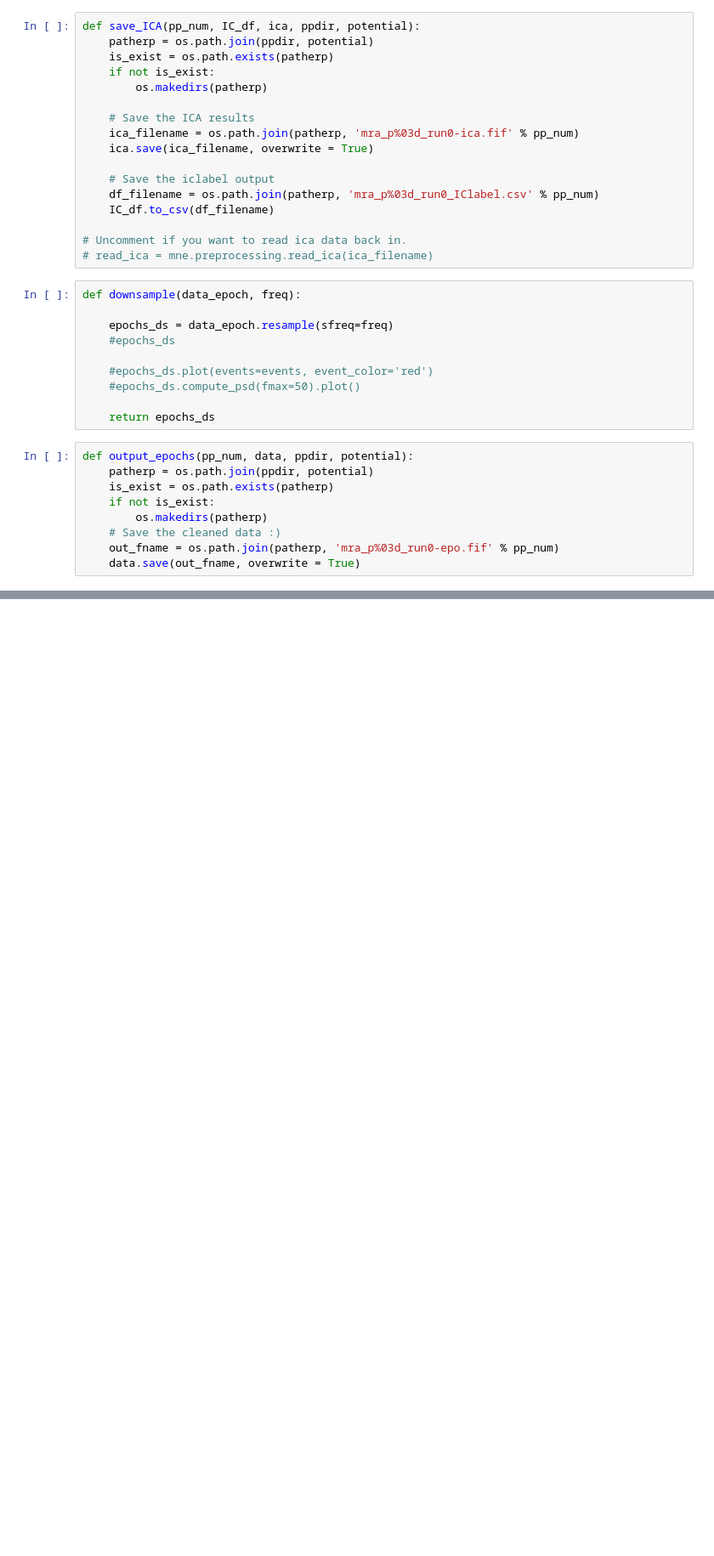
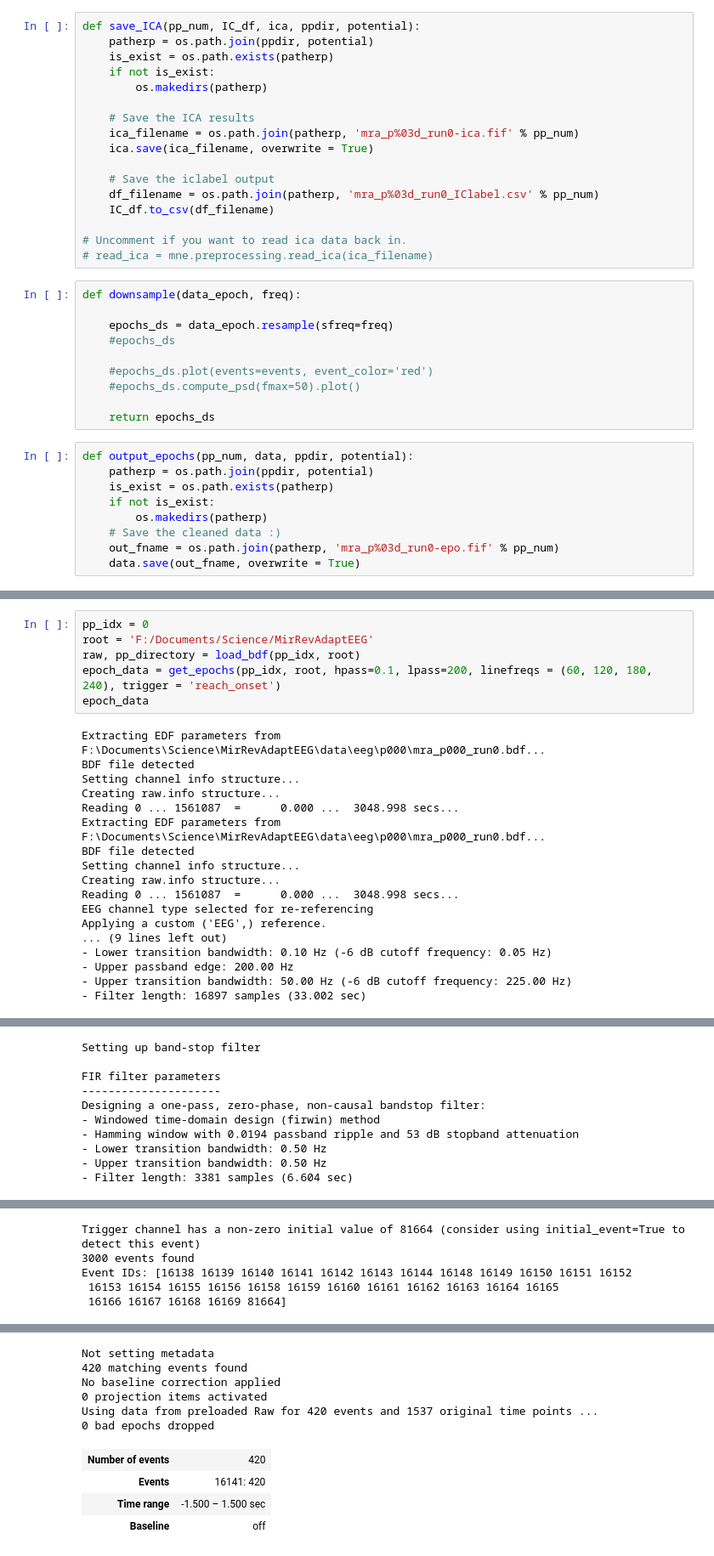
Before and after one commit to rgastrock/MirRevAdaptEEG, a Jupyter notebook: ana/MirRevAdapt_Preprocessing_funcs.ipynb, the cells around one changed output, grey strips where cells are left out. Shown: that part at 85% size. Cells and saved outputs as stored; diff of their text form; blank space fills up the shorter version.

```diff
--- a/ana/MirRevAdapt_Preprocessing_funcs.ipynb
+++ b/ana/MirRevAdapt_Preprocessing_funcs.ipynb
@@ -341,0 +237,24 @@ Writing ICA solution to F:\Documents\Science\MirRevAdaptEEG\data\eeg\p000\lrp\mr
+# %%
+pp_idx = 0
+root = 'F:/Documents/Science/MirRevAdaptEEG'
+raw, pp_directory = load_bdf(pp_idx, root)
+epoch_data = get_epochs(pp_idx, root, hpass=0.1, lpass=200, linefreqs = (60, 120, 180, 240), trigger = 'reach_onset')
+epoch_data
+# %% [output]
+Extracting EDF parameters from F:\Documents\Science\MirRevAdaptEEG\data\eeg\p000\mra_p000_run0.bdf...
+BDF file detected
+Setting channel info structure...
+Creating raw.info structure...
+Reading 0 ... 1561087  =      0.000 ...  3048.998 secs...
+Extracting EDF parameters from F:\Documents\Science\MirRevAdaptEEG\data\eeg\p000\mra_p000_run0.bdf...
+BDF file detected
+Setting channel info structure...
+Creating raw.info structure...
+Reading 0 ... 1561087  =      0.000 ...  3048.998 secs...
+EEG channel type selected for re-referencing
+Applying a custom ('EEG',) reference.
+... (9 lines left out)
+- Lower transition bandwidth: 0.10 Hz (-6 dB cutoff frequency: 0.05 Hz)
+- Upper passband edge: 200.00 Hz
+- Upper transition bandwidth: 50.00 Hz (-6 dB cutoff frequency: 225.00 Hz)
+- Filter length: 16897 samples (33.002 sec)
@@ -341,0 +266,10 @@ Writing ICA solution to F:\Documents\Science\MirRevAdaptEEG\data\eeg\p000\lrp\mr
+Setting up band-stop filter
+
+FIR filter parameters
+---------------------
+Designing a one-pass, zero-phase, non-causal bandstop filter:
+- Windowed time-domain design (firwin) method
+- Hamming window with 0.0194 passband ripple and 53 dB stopband attenuation
+- Lower transition bandwidth: 0.50 Hz
+- Upper transition bandwidth: 0.50 Hz
+- Filter length: 3381 samples (6.604 sec)
@@ -341,0 +282,5 @@ Writing ICA solution to F:\Documents\Science\MirRevAdaptEEG\data\eeg\p000\lrp\mr
+Trigger channel has a non-zero initial value of 81664 (consider using initial_event=True to detect this event)
+3000 events found
+Event IDs: [16138 16139 16140 16141 16142 16143 16144 16148 16149 16150 16151 16152
+ 16153 16154 16155 16156 16158 16159 16160 16161 16162 16163 16164 16165
+ 16166 16167 16168 16169 81664]
@@ -341,0 +288,10 @@ Writing ICA solution to F:\Documents\Science\MirRevAdaptEEG\data\eeg\p000\lrp\mr
+Not setting metadata
+420 matching events found
+No baseline correction applied
+0 projection items activated
+Using data from preloaded Raw for 420 events and 1537 original time points ...
+0 bad epochs dropped
+| Number of events | 420 |
+| Events | 16141: 420 |
+| Time range | -1.500 – 1.500 sec |
+| Baseline | off |
```
Also changed, not shown: parts of 7 cells of this notebook, 14 other files.
